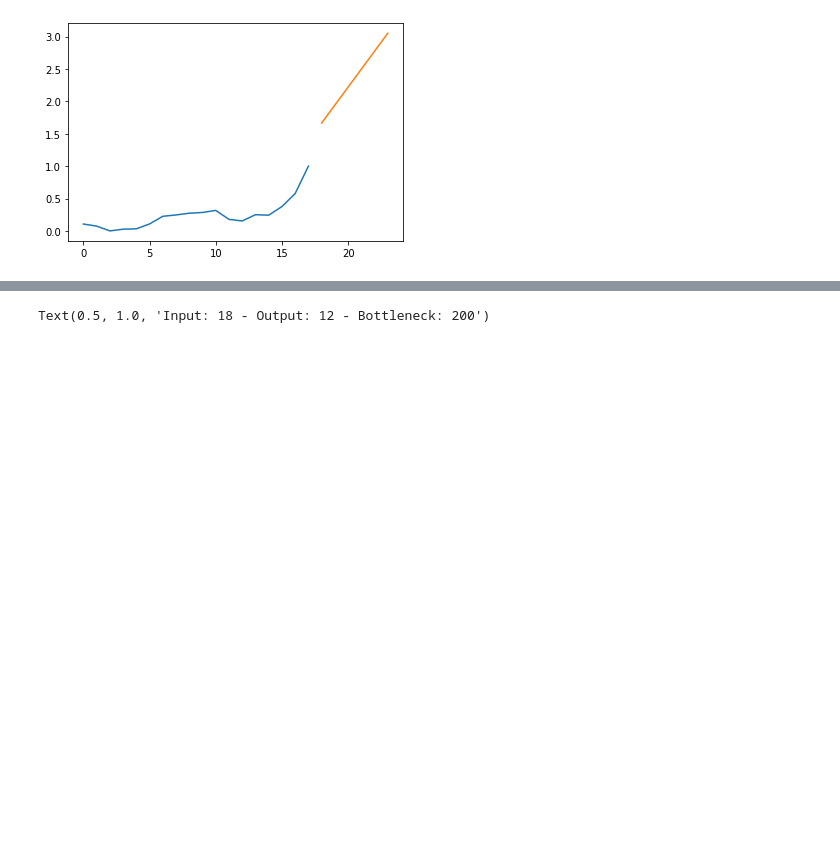
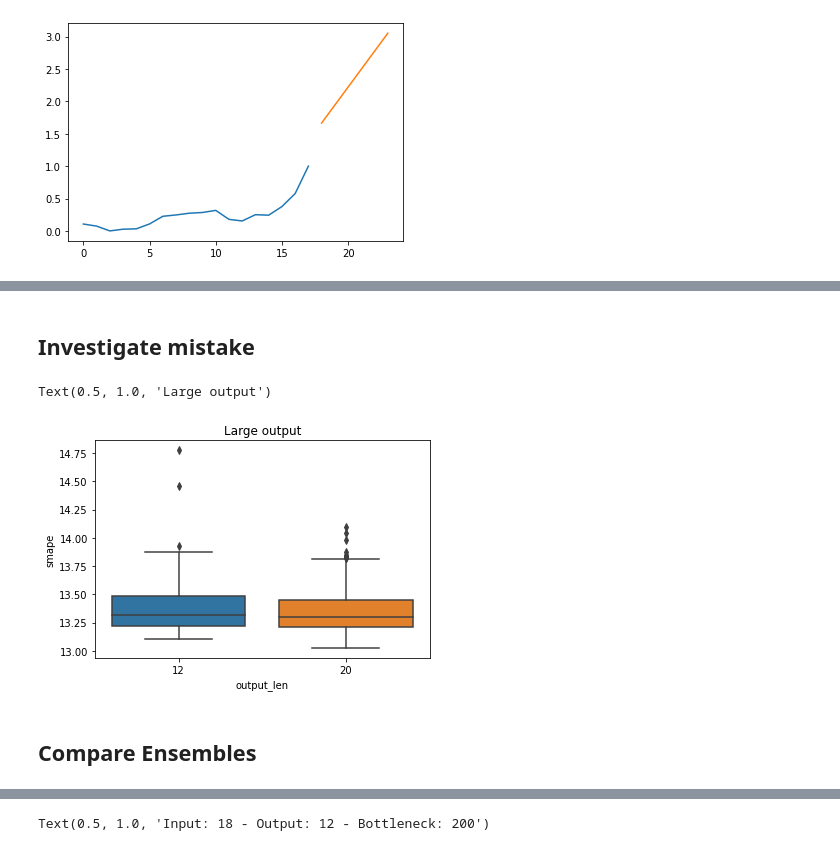
Before and after one commit to djib2011/forecasting, a Jupyter notebook: analysis/check_lines.ipynb, the cells around one changed output, grey strips where cells are left out. Saved outputs shown, nothing was run; the diff lists cells and outputs as text; code cells hidden in the pictures; blank space fills up the shorter version.

```diff
--- a/analysis/check_lines.ipynb
+++ b/analysis/check_lines.ipynb
@@ -83,0 +92,10 @@ results['smape']
+# %% [markdown]
+## Investigate mistake
+# %%
+sns.boxplot(x='output_len', y='smape', data=df2[df2['bottleneck_size'] < 100])
+plt.title('Large output')
+# %% [output]
+Text(0.5, 1.0, 'Large output')
+[figure, added]
+# %% [markdown]
+## Compare Ensembles
```
Also changed, not shown: parts of 16 cells of this notebook, 1 other file.
